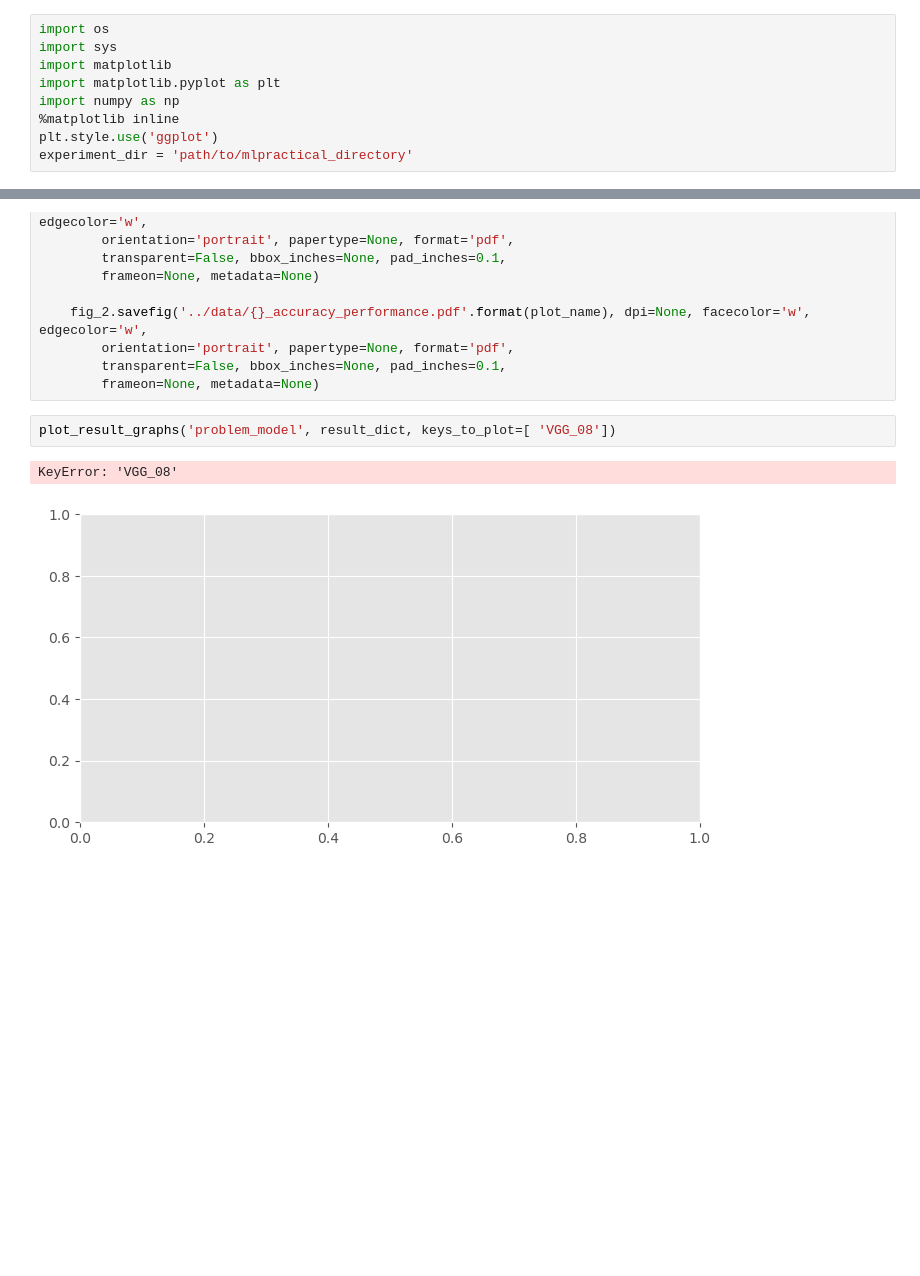
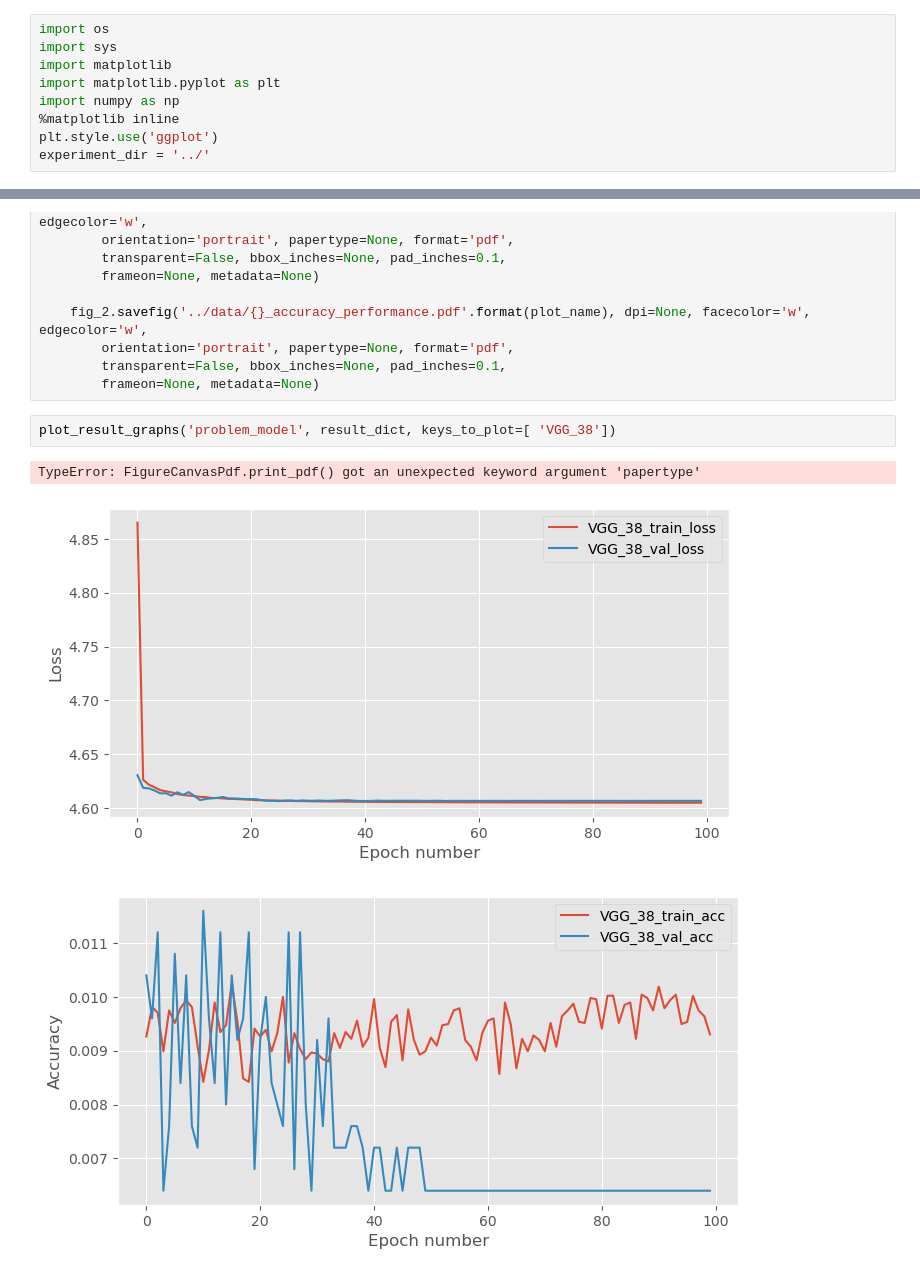
Before and after one commit to jbggill/mlpractical, a Jupyter notebook: notebooks/Plot_Results.ipynb, the cells around one changed output, grey strips where cells are left out. Drawn from its saved outputs; the diff is of its cells as text; blank space fills up the shorter version.

```diff
--- a/notebooks/Plot_Results.ipynb
+++ b/notebooks/Plot_Results.ipynb
@@ -6,7 +6,7 @@ import matplotlib.pyplot as plt
 import numpy as np
 %matplotlib inline
 plt.style.use('ggplot')
-experiment_dir = 'path/to/mlpractical_directory'
+experiment_dir = '../'
 # %%
 def collect_experiment_dicts(target_dir, test_flag=False):
     experiment_dicts = dict()
@@ -82,7 +87,8 @@ def plot_result_graphs(plot_name, stats, keys_to_plot, notebook=True):
         transparent=False, bbox_inches=None, pad_inches=0.1,
         frameon=None, metadata=None)
 # %%
-plot_result_graphs('problem_model', result_dict, keys_to_plot=[ 'VGG_08'])
+plot_result_graphs('problem_model', result_dict, keys_to_plot=[ 'VGG_38'])
 # %% [output]
-KeyError: 'VGG_08'
+TypeError: FigureCanvasPdf.print_pdf() got an unexpected keyword argument 'papertype'
-[figure, old version]
+[figure, new version]
+[figure, added]
```
Also changed, not shown: parts of 1 cell of this notebook, 4 other files.
